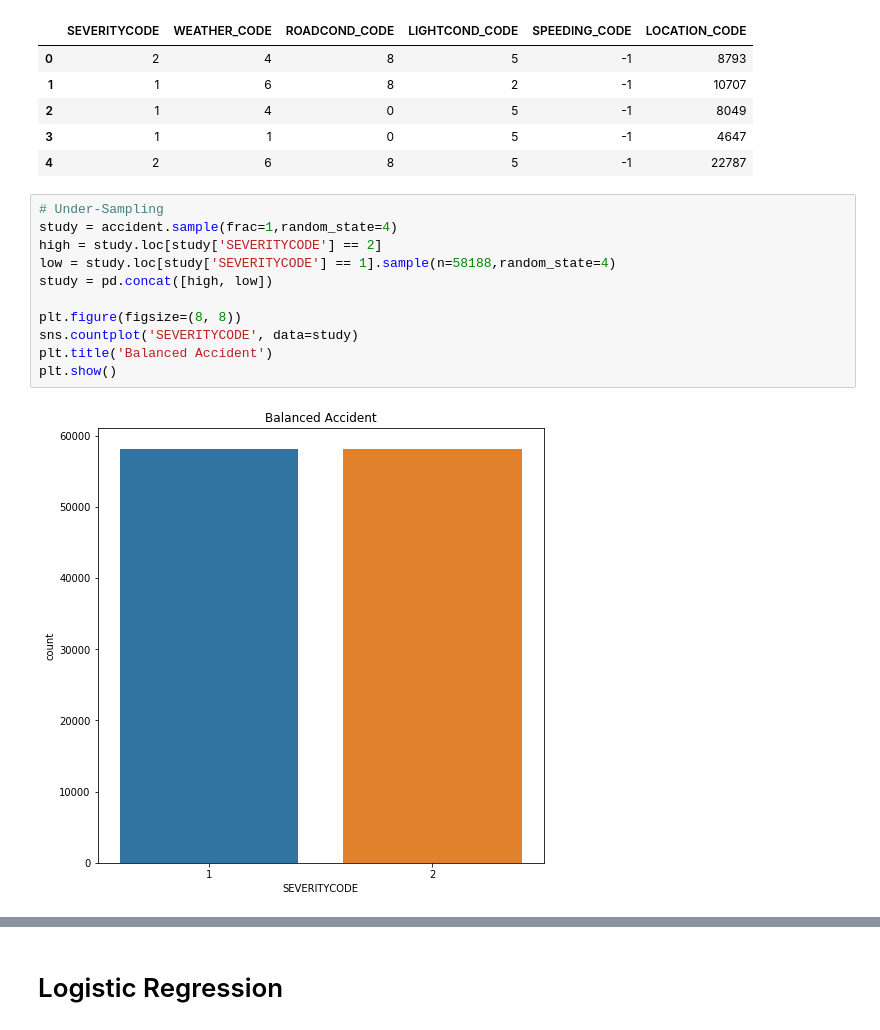
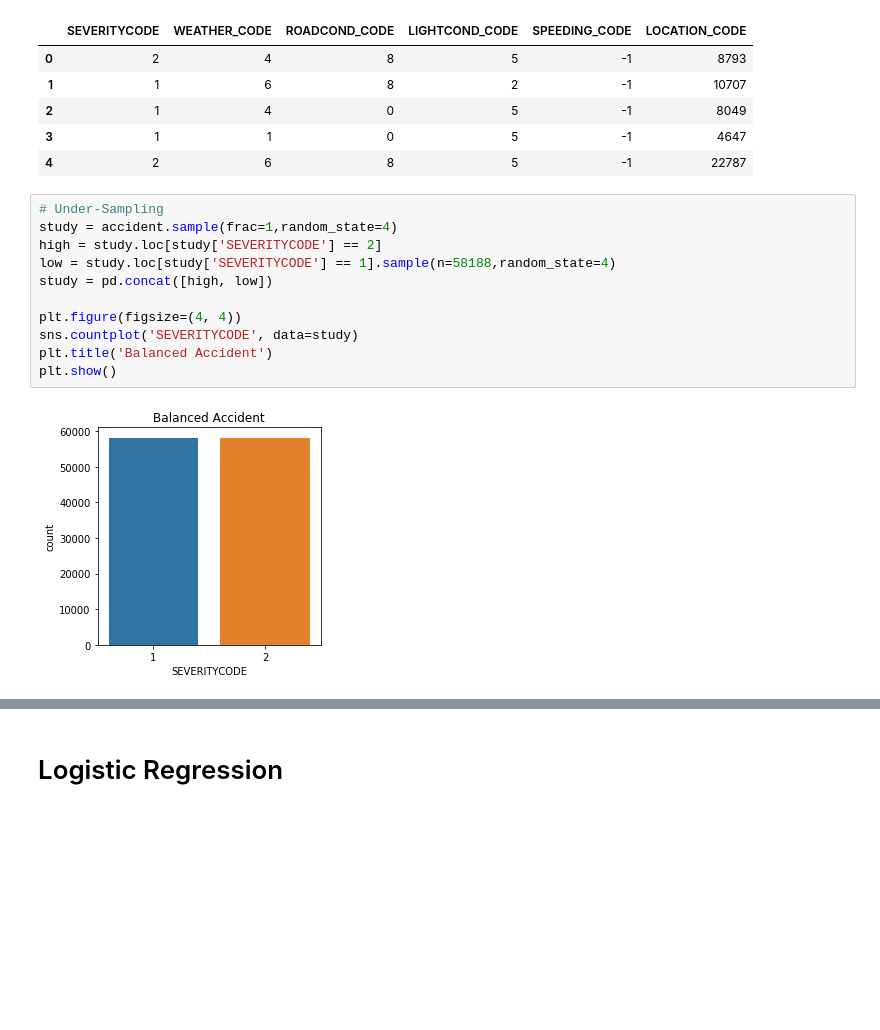
Before and after one commit to mundoye/Coursera_Capstone, a Jupyter notebook: Coursera_Capstone.ipynb, the cells around one changed output, grey strips where cells are left out. Cells and saved outputs as stored; diff of their text form; blank space fills up the shorter version.

```diff
--- a/Coursera_Capstone.ipynb
+++ b/Coursera_Capstone.ipynb
@@ -93,16 +93,16 @@ study.head()
 # %%
 # Under-Sampling
 study = accident.sample(frac=1,random_state=4)
 high = study.loc[study['SEVERITYCODE'] == 2]
 low = study.loc[study['SEVERITYCODE'] == 1].sample(n=58188,random_state=4)
 study = pd.concat([high, low])
 
-plt.figure(figsize=(8, 8))
+plt.figure(figsize=(4, 4))
 sns.countplot('SEVERITYCODE', data=study)
 plt.title('Balanced Accident')
 plt.show()
 # %% [output]
-[figure, old version]
+[figure, new version]
 # %%
 study.dtypes
 # %% [output]
```
Also changed, not shown: parts of 12 cells of this notebook.
